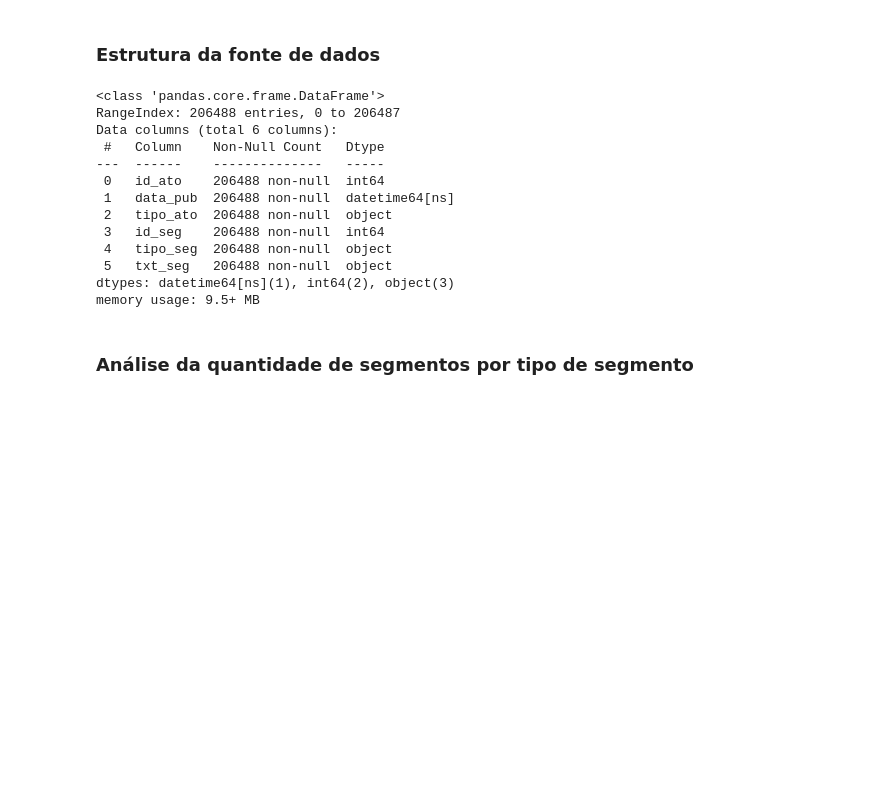
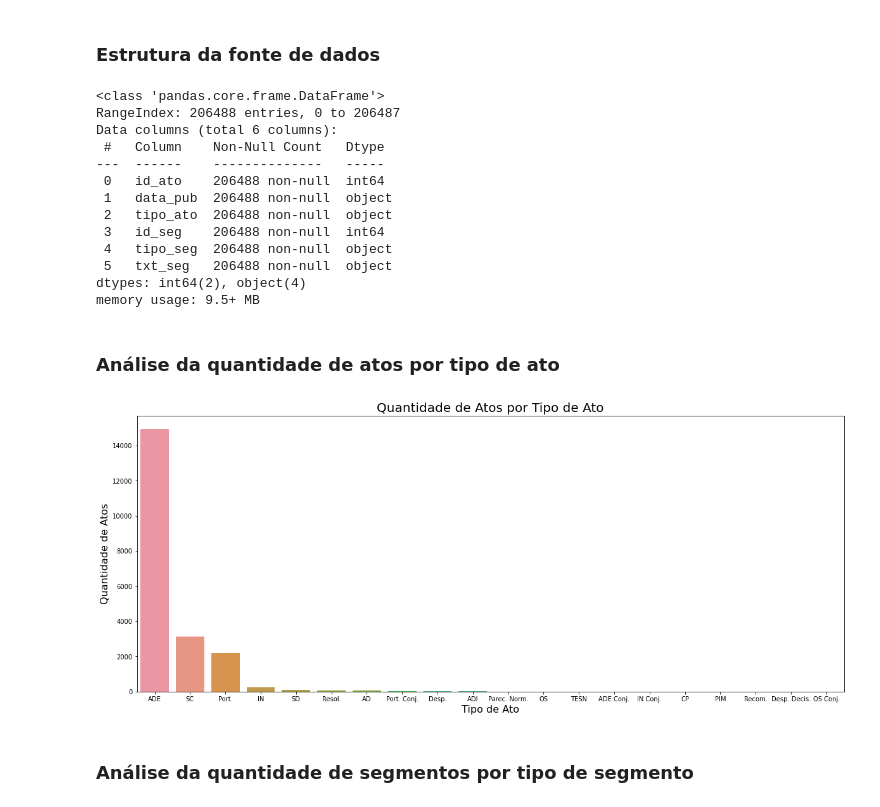
Before and after one commit to correialc/saan, a Jupyter notebook: analise-exploratoria.ipynb, the cells around one changed output. Saved outputs shown, nothing was run; the diff lists cells and outputs as text; code cells hidden in the pictures; blank space fills up the shorter version.

Commit message:
Retomada da analise da quantidade de atos por tipo

```diff
--- a/analise-exploratoria.ipynb
+++ b/analise-exploratoria.ipynb
@@ -13,7 +13,7 @@ df_seg = pd.read_json("./datasets/extracao-segmentos-atos.json")
 # %% [markdown]
 ### Estrutura da fonte de dados
 # %%
-df_segs.info()
+df_seg.info()
 # %% [output]
 <class 'pandas.core.frame.DataFrame'>
 RangeIndex: 206488 entries, 0 to 206487
@@ -21,16 +21,33 @@ Data columns (total 6 columns):
  #   Column    Non-Null Count   Dtype
 ---  ------    --------------   -----
  0   id_ato    206488 non-null  int64
- 1   data_pub  206488 non-null  datetime64[ns]
+ 1   data_pub  206488 non-null  object
  2   tipo_ato  206488 non-null  object
  3   id_seg    206488 non-null  int64
  4   tipo_seg  206488 non-null  object
  5   txt_seg   206488 non-null  object
-dtypes: datetime64[ns](1), int64(2), object(3)
+dtypes: int64(2), object(4)
 memory usage: 9.5+ MB
 # %%
 # Conversão do atributo data_publicacao para formato de data
 df_seg['data_pub'] = pd.to_datetime(df_seg['data_pub'])
+# %% [markdown]
+### Análise da quantidade de atos por tipo de ato
+# %%
+qtd_ato_por_tipo = df_seg[['tipo_ato', 'id_ato']].groupby('tipo_ato')['id_ato'].nunique()
+df_qtd_ato_por_tipo = pd.DataFrame(qtd_ato_por_tipo)
+df_qtd_ato_por_tipo.columns = ['qtd_ato']
+df_qtd_ato_por_tipo.reset_index(inplace=True)
+df_qtd_ato_por_tipo.sort_values(by='qtd_ato', ascending=False, inplace=True, ignore_index=True)
+# %%
+fig = plt.figure(figsize=(20,8))
+ax = sns.barplot(x='tipo_ato', y='qtd_ato', data=df_qtd_ato_por_tipo)
+ax.set_title('Quantidade de Atos por Tipo de Ato', fontsize=20)
+ax.set_ylabel('Quantidade de Atos', fontsize=16)
+ax.set_xlabel('Tipo de Ato', fontsize=16)
+plt.show()
+# %% [output]
+[figure, added]
 # %% [markdown]
 ### Análise da quantidade de segmentos por tipo de segmento
 # %%
```
